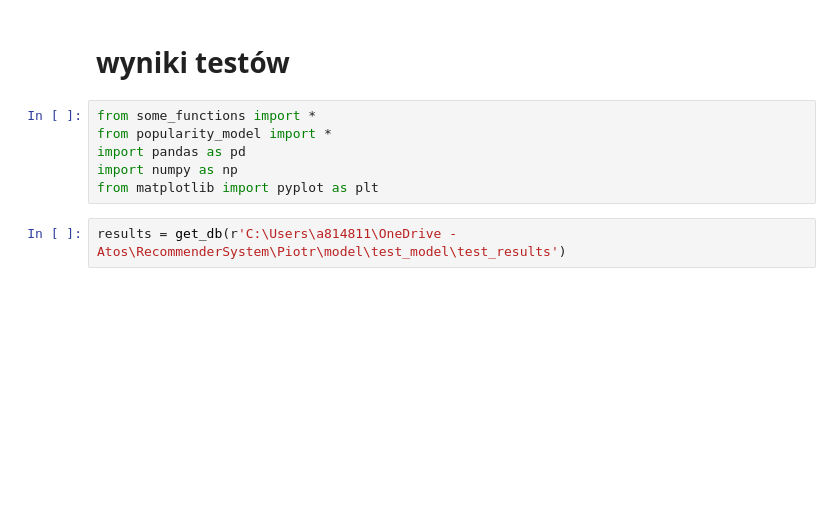
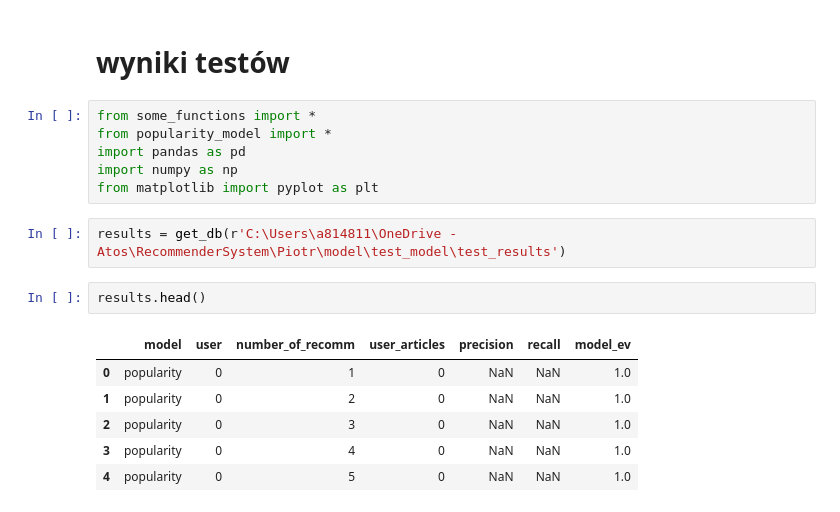
Before and after one commit to amakarewicz/RecommenderSystem, a Jupyter notebook: Piotr/model/test_model/plots_n_data.ipynb, the cells around one changed output. Drawn from its saved outputs; the diff is of its cells as text; blank space fills up the shorter version.

```diff
--- a/Piotr/model/test_model/plots_n_data.ipynb
+++ b/Piotr/model/test_model/plots_n_data.ipynb
@@ -8,4 +8,13 @@ import numpy as np
 from matplotlib import pyplot as plt
 # %%
 results = get_db(r'C:\Users\a814811\OneDrive - Atos\RecommenderSystem\Piotr\model\test_model\test_results')
+# %%
+results.head()
+# %% [output]
+|  | model | user | number_of_recomm | user_articles | precision | recall | model_ev |
+| 0 | popularity | 0 | 1 | 0 | NaN | NaN | 1.0 |
+| 1 | popularity | 0 | 2 | 0 | NaN | NaN | 1.0 |
+| 2 | popularity | 0 | 3 | 0 | NaN | NaN | 1.0 |
+| 3 | popularity | 0 | 4 | 0 | NaN | NaN | 1.0 |
+| 4 | popularity | 0 | 5 | 0 | NaN | NaN | 1.0 |
 # %%
```
Also changed, not shown: parts of 6 cells of this notebook, 2 other files.
